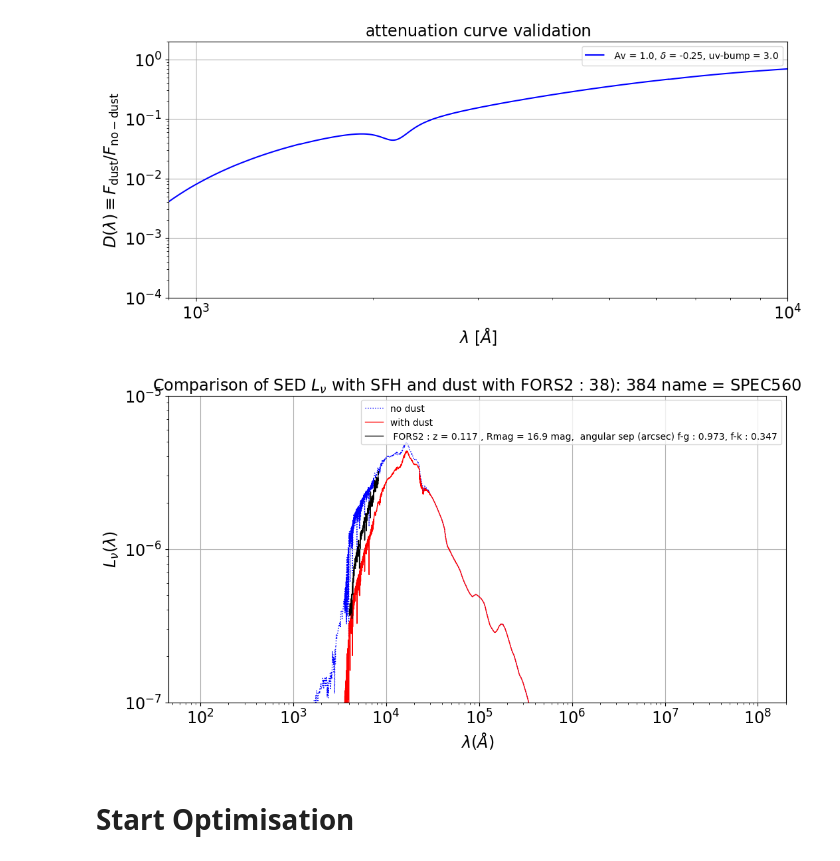
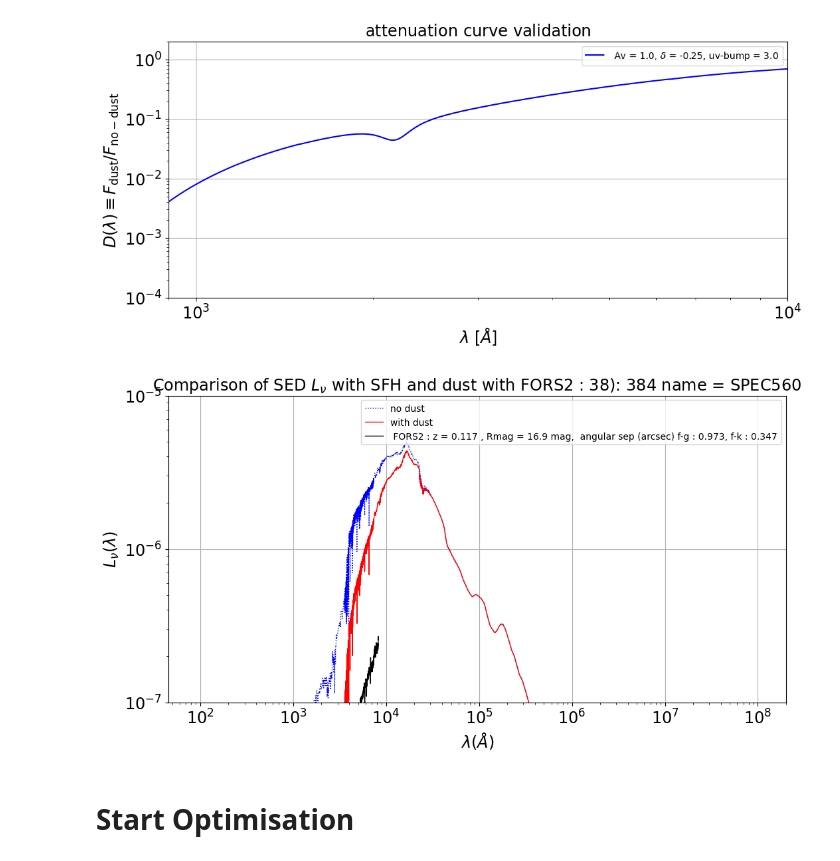
Before and after one commit to sylvielsstfr/Fors2ToStellarPopSynthesis, a Jupyter notebook: examples/examples_comparedatamodel/FitJAXOpt_SEDModel_OneDataSpectrum.ipynb, the cells around one changed output. Saved outputs shown, nothing was run; the diff lists cells and outputs as text; code cells hidden in the pictures.

```diff
--- a/examples/examples_comparedatamodel/FitJAXOpt_SEDModel_OneDataSpectrum.ipynb
+++ b/examples/examples_comparedatamodel/FitJAXOpt_SEDModel_OneDataSpectrum.ipynb
@@ -598,23 +602,26 @@ sed_attenuated = dsps_flux_ratio * sed_info.rest_sed
 # %%
 fig, ax = plt.subplots(1, 1)
 __=ax.loglog()
 __=ax.plot(ssp_data.ssp_wave, sed_info.rest_sed,'b:',lw=1,label="no dust")
 __=ax.plot(ssp_data.ssp_wave, sed_attenuated,'r-',lw=1,label="with dust")
 __=ax.set_ylim(1e-7,1e-5)
 ax.set_xlabel("$\lambda (\\AA)$")
 ax.set_ylabel("$L_\\nu(\lambda)$")
 
+#X = the_wl/(1+z_obs)
+#Y = the_fnu*(1+z)*dict_normalisation_factor[selected_spectrum_number]
+
 X = the_wl/(1+z_obs)
-Y = the_fnu*(1+z)*dict_normalisation_factor[selected_spectrum_number]
+Y = the_fnu*(1+z)
 
 ax.plot(X,Y,'k-',lw=1,label=the_label_data)
 ax.legend()
 
 title = "Comparison of SED $L_\\nu$ with SFH and dust with " + title_data
 ax.set_title(title)
 ax.grid()
 # %% [output]
-[figure, old version]
+[figure, new version]
 # %% [markdown]
 # Start Optimisation
 # %% [markdown]
```
Also changed, not shown: parts of 28 cells of this notebook.
